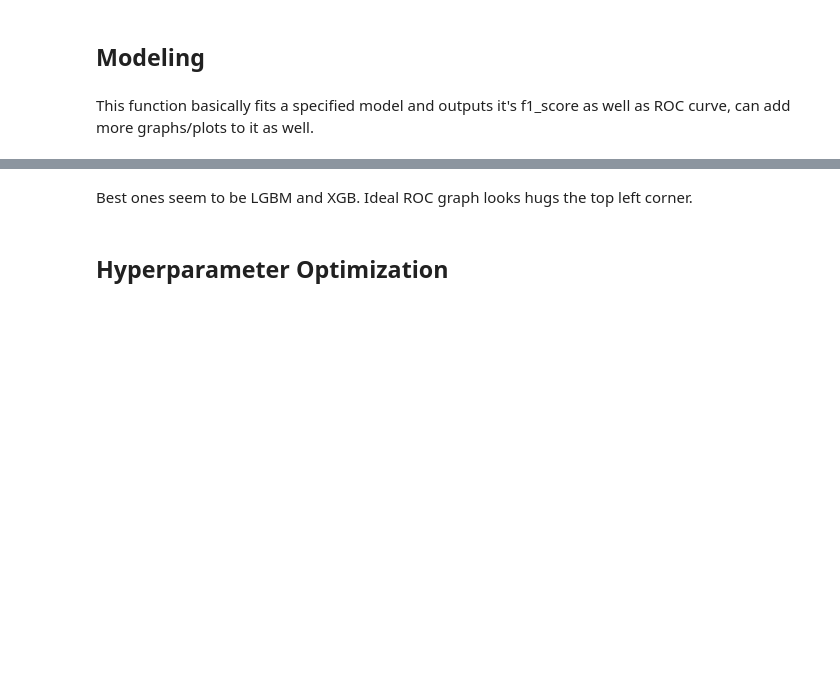
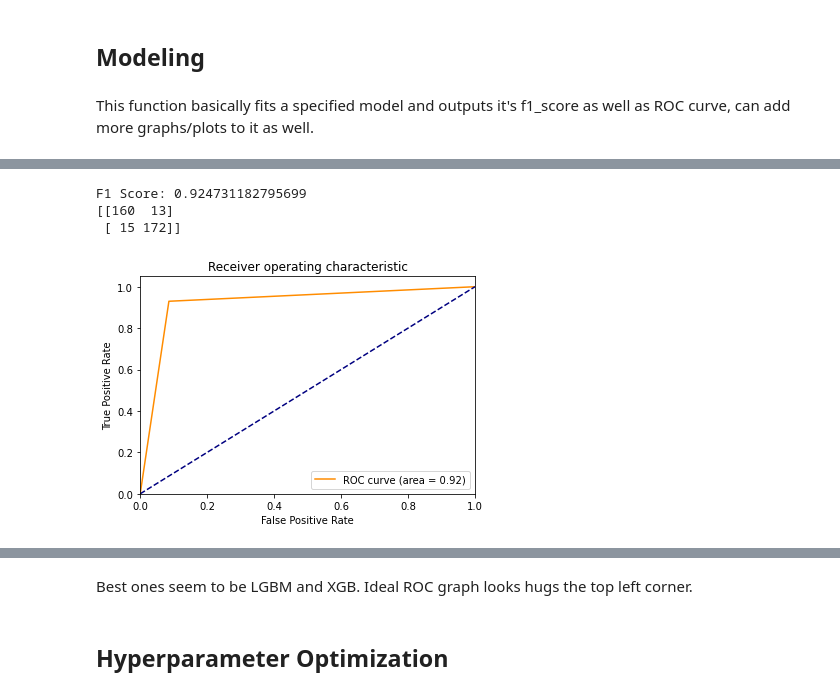
Before and after one commit to AguirreMoy/HtMFall2021-Corona, a Jupyter notebook: Challenge1/EMBER_roland.ipynb, the cells around one changed output, grey strips where cells are left out. Cells and saved outputs as stored; diff of their text form; code cells hidden in the pictures; blank space fills up the shorter version.

```diff
--- a/Challenge1/EMBER_roland.ipynb
+++ b/Challenge1/EMBER_roland.ipynb
@@ -297,6 +279,11 @@ modeler(lr)
 # %%
-xgbc = xgb.XGBClassifier()
+xgbc = xgb.XGBClassifier(eval_metric='logloss')
 modeler(xgbc)
+# %% [output]
+F1 Score: 0.924731182795699
+[[160  13]
+ [ 15 172]]
+[figure, added]
 # %%
 from sklearn.ensemble import RandomForestClassifier
 rf = RandomForestClassifier()
```
Also changed, not shown: parts of 60 cells of this notebook, 2 other files.
